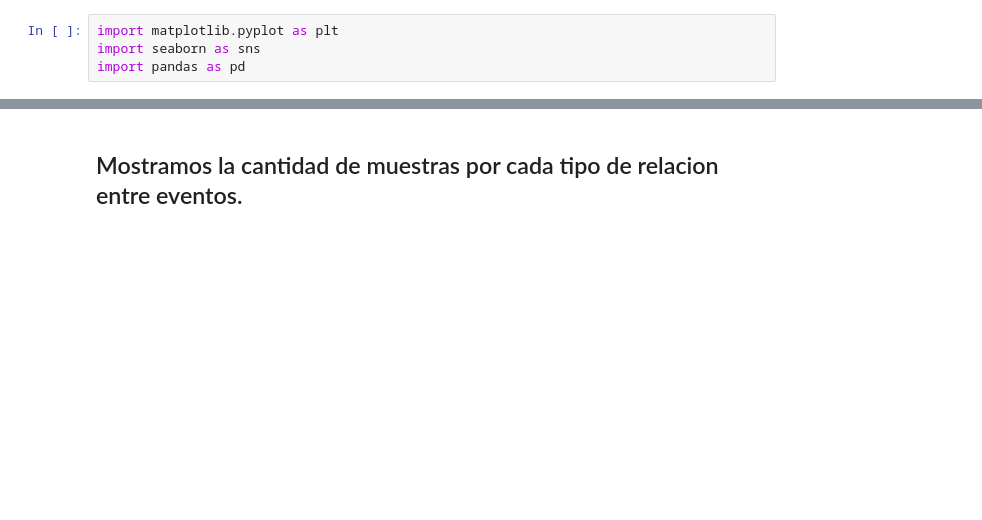
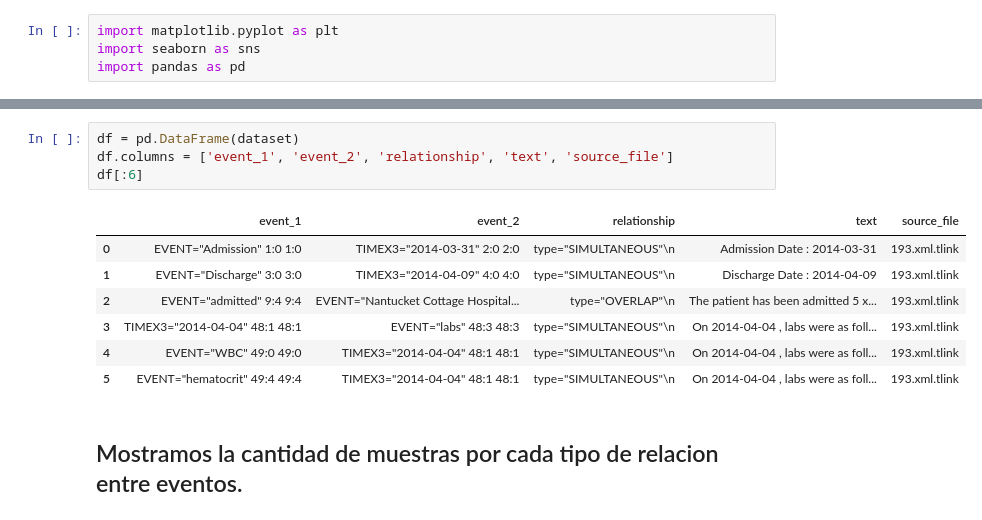
Before and after one commit to argbat/diplodatos-mentoria, a Jupyter notebook: notebooks-entregas/Visualizacion.ipynb, the cells around one changed output, grey strips where cells are left out. Drawn from its saved outputs; the diff is of its cells as text; blank space fills up the shorter version.

```diff
--- a/notebooks-entregas/Visualizacion.ipynb
+++ b/notebooks-entregas/Visualizacion.ipynb
@@ -7,3 +12,15 @@ df = pd.read_csv('../dataset/data_pos_curacion.csv')
+# %%
+df = pd.DataFrame(dataset)
+df.columns = ['event_1', 'event_2', 'relationship', 'text', 'source_file']
+df[:6]
+# %% [output]
+|  | event_1 | event_2 | relationship | text | source_file |
+| 0 | EVENT="Admission" 1:0 1:0 | TIMEX3="2014-03-31" 2:0 2:0 | type="SIMULTANEOUS"\n | Admission Date : 2014-03-31 | 193.xml.tlink |
+| 1 | EVENT="Discharge" 3:0 3:0 | TIMEX3="2014-04-09" 4:0 4:0 | type="SIMULTANEOUS"\n | Discharge Date : 2014-04-09 | 193.xml.tlink |
+| 2 | EVENT="admitted" 9:4 9:4 | EVENT="Nantucket Cottage Hospital... | type="OVERLAP"\n | The patient has been admitted 5 x... | 193.xml.tlink |
+| 3 | TIMEX3="2014-04-04" 48:1 48:1 | EVENT="labs" 48:3 48:3 | type="SIMULTANEOUS"\n | On 2014-04-04 , labs were as foll... | 193.xml.tlink |
+| 4 | EVENT="WBC" 49:0 49:0 | TIMEX3="2014-04-04" 48:1 48:1 | type="SIMULTANEOUS"\n | On 2014-04-04 , labs were as foll... | 193.xml.tlink |
+| 5 | EVENT="hematocrit" 49:4 49:4 | TIMEX3="2014-04-04" 48:1 48:1 | type="SIMULTANEOUS"\n | On 2014-04-04 , labs were as foll... | 193.xml.tlink |
 # %% [markdown]
 ## Mostramos la cantidad de muestras por cada tipo de relacion entre eventos.
 # %%
```
Also changed, not shown: parts of 24 cells of this notebook, 3 other files.
